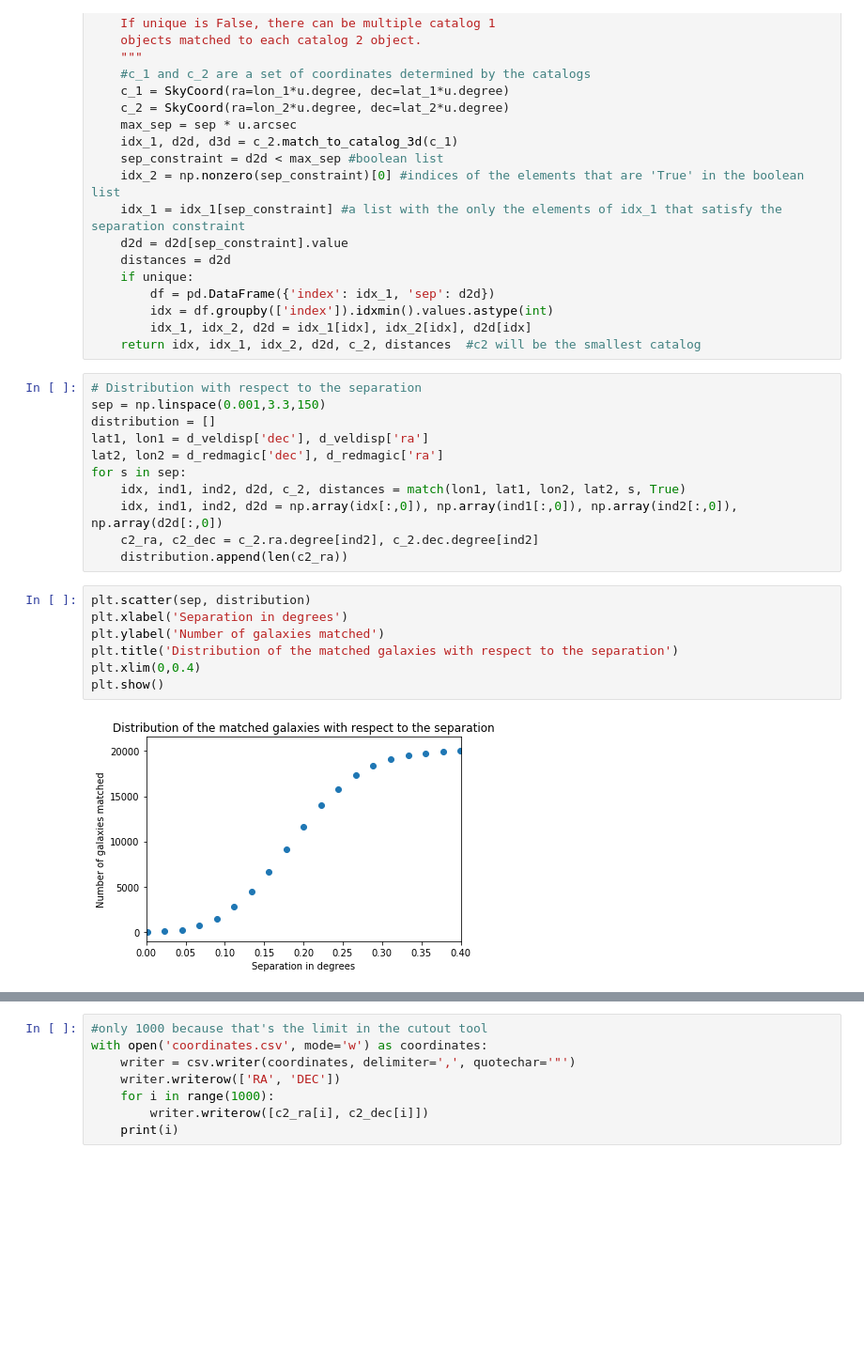
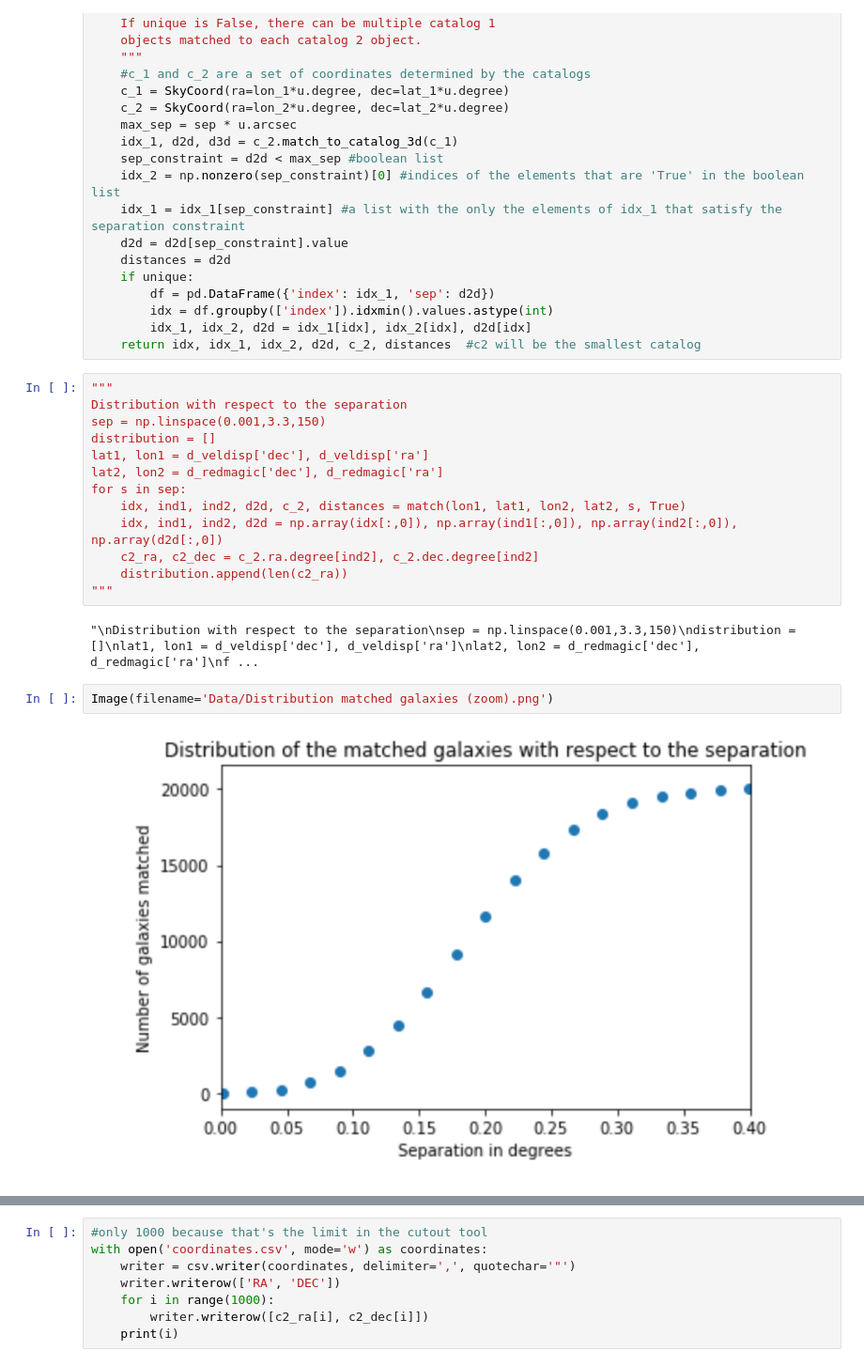
Before and after one commit to JimenaGonzalez/Simulations-Double-Source-Gravitational-Lensing, a Jupyter notebook: Matching RedMagic and SDSS.ipynb, the cells around one changed output, grey strips where cells are left out. Shown at 94% size. Cells and saved outputs as stored; diff of their text form; blank space fills up the shorter version.

Commit message:
distribution of separation as files

```diff
--- a/Matching RedMagic and SDSS.ipynb
+++ b/Matching RedMagic and SDSS.ipynb
@@ -102,7 +101,8 @@ def match(lon_1, lat_1, lon_2, lat_2, sep, unique=True):
         idx_1, idx_2, d2d = idx_1[idx], idx_2[idx], d2d[idx]
     return idx, idx_1, idx_2, d2d, c_2, distances  #c2 will be the smallest catalog
 # %%
-# Distribution with respect to the separation
+"""
+Distribution with respect to the separation
 sep = np.linspace(0.001,3.3,150)
 distribution = []
 lat1, lon1 = d_veldisp['dec'], d_veldisp['ra']
@@ -112,12 +112,10 @@ for s in sep:
     idx, ind1, ind2, d2d = np.array(idx[:,0]), np.array(ind1[:,0]), np.array(ind2[:,0]), np.array(d2d[:,0])
     c2_ra, c2_dec = c_2.ra.degree[ind2], c_2.dec.degree[ind2]
     distribution.append(len(c2_ra))
+"""
+# %% [output]
+"\nDistribution with respect to the separation\nsep = np.linspace(0.001,3.3,150)\ndistribution = []\nlat1, lon1 = d_veldisp['dec'], d_veldisp['ra']\nlat2, lon2 = d_redmagic['dec'], d_redmagic['ra']\nf ...
-# %%
-plt.scatter(sep, distribution)
-plt.xlabel('Separation in degrees')
-plt.ylabel('Number of galaxies matched')
-plt.title('Distribution of the matched galaxies with respect to the separation')
-plt.xlim(0,0.4)
-plt.show()
-# %% [output]
-[figure, removed]
+# %%
+Image(filename='Data/Distribution matched galaxies (zoom).png')
+# %% [output]
+[figure, added]
```
Also changed, not shown: parts of 5 cells of this notebook.
